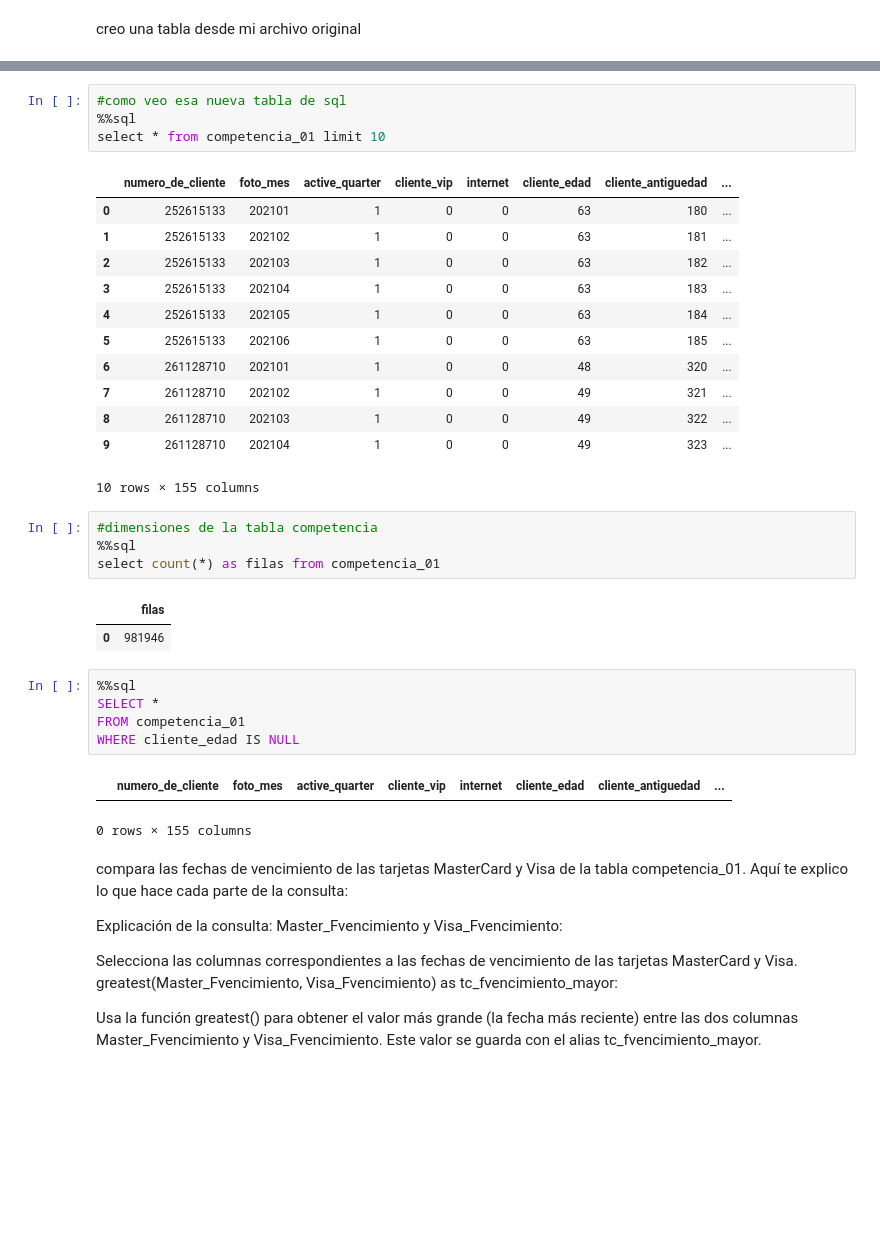
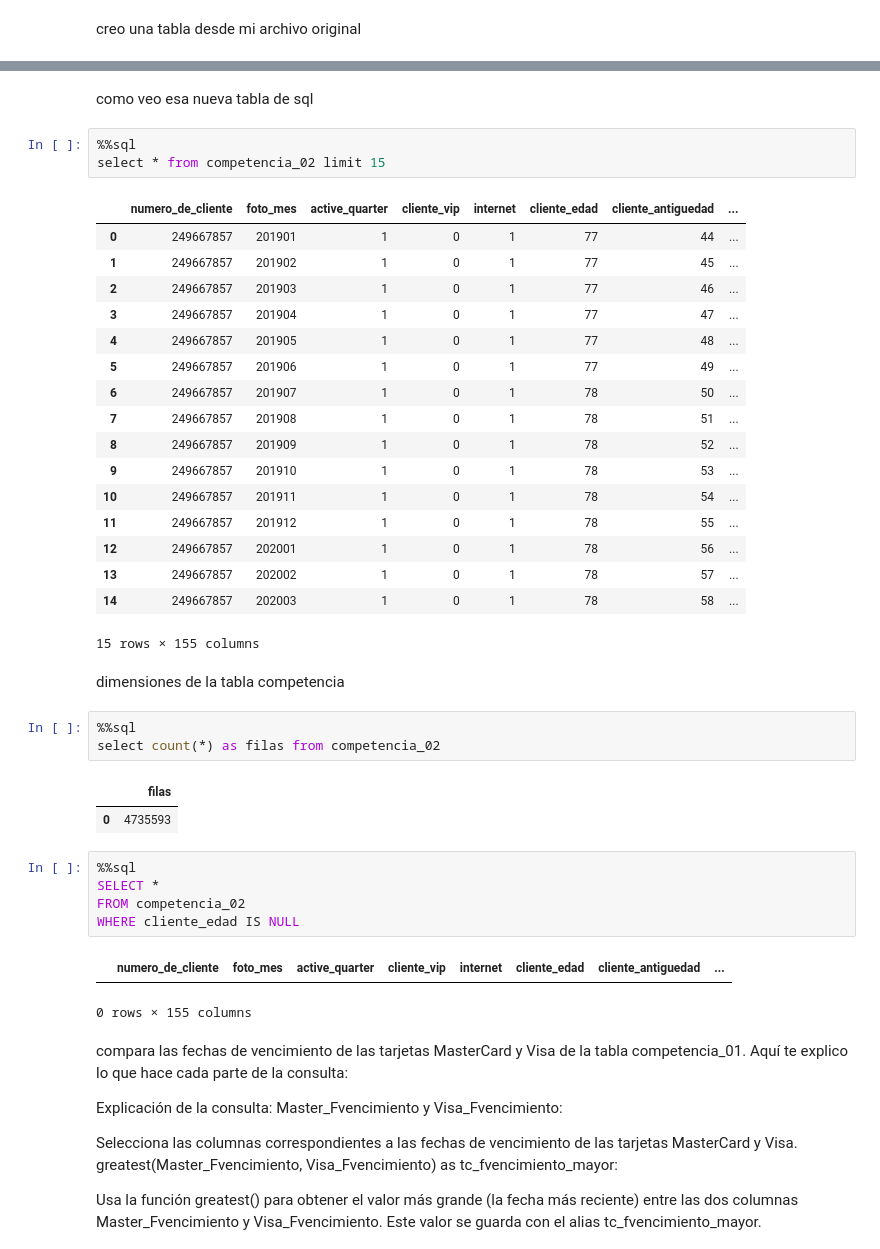
Before and after one commit to ingceciliaconde/dmeyf2024, a Jupyter notebook: Competencia_02/C02_4_Feature_Engineering_en_SQL.ipynb, the cells around one changed output, grey strips where cells are left out. Cells and saved outputs as stored; diff of their text form; blank space fills up the shorter version.

```diff
--- a/Competencia_02/C02_4_Feature_Engineering_en_SQL.ipynb
+++ b/Competencia_02/C02_4_Feature_Engineering_en_SQL.ipynb
@@ -56,34 +80,41 @@ select
 from read_csv_auto("{{dataset_path + dataset_file}}")
 # %% [output]
 |  | Success |
+# %% [markdown]
+como veo esa nueva tabla de sql
 # %%
-#como veo esa nueva tabla de sql
 %%sql
-select * from competencia_01 limit 10
+select * from competencia_02 limit 15
 # %% [output]
 |  | numero_de_cliente | foto_mes | active_quarter | cliente_vip | internet | cliente_edad | cliente_antiguedad | ... |
-| 0 | 252615133 | 202101 | 1 | 0 | 0 | 63 | 180 | ... |
-| 1 | 252615133 | 202102 | 1 | 0 | 0 | 63 | 181 | ... |
-| 2 | 252615133 | 202103 | 1 | 0 | 0 | 63 | 182 | ... |
-| 3 | 252615133 | 202104 | 1 | 0 | 0 | 63 | 183 | ... |
-| 4 | 252615133 | 202105 | 1 | 0 | 0 | 63 | 184 | ... |
-| 5 | 252615133 | 202106 | 1 | 0 | 0 | 63 | 185 | ... |
-| 6 | 261128710 | 202101 | 1 | 0 | 0 | 48 | 320 | ... |
-| 7 | 261128710 | 202102 | 1 | 0 | 0 | 49 | 321 | ... |
-| 8 | 261128710 | 202103 | 1 | 0 | 0 | 49 | 322 | ... |
-| 9 | 261128710 | 202104 | 1 | 0 | 0 | 49 | 323 | ... |
+| 0 | 249667857 | 201901 | 1 | 0 | 1 | 77 | 44 | ... |
+| 1 | 249667857 | 201902 | 1 | 0 | 1 | 77 | 45 | ... |
+| 2 | 249667857 | 201903 | 1 | 0 | 1 | 77 | 46 | ... |
+| 3 | 249667857 | 201904 | 1 | 0 | 1 | 77 | 47 | ... |
+| 4 | 249667857 | 201905 | 1 | 0 | 1 | 77 | 48 | ... |
+| 5 | 249667857 | 201906 | 1 | 0 | 1 | 77 | 49 | ... |
+| 6 | 249667857 | 201907 | 1 | 0 | 1 | 78 | 50 | ... |
+| 7 | 249667857 | 201908 | 1 | 0 | 1 | 78 | 51 | ... |
+| 8 | 249667857 | 201909 | 1 | 0 | 1 | 78 | 52 | ... |
+| 9 | 249667857 | 201910 | 1 | 0 | 1 | 78 | 53 | ... |
+| 10 | 249667857 | 201911 | 1 | 0 | 1 | 78 | 54 | ... |
+| 11 | 249667857 | 201912 | 1 | 0 | 1 | 78 | 55 | ... |
+| 12 | 249667857 | 202001 | 1 | 0 | 1 | 78 | 56 | ... |
+| 13 | 249667857 | 202002 | 1 | 0 | 1 | 78 | 57 | ... |
+| 14 | 249667857 | 202003 | 1 | 0 | 1 | 78 | 58 | ... |
-10 rows × 155 columns
+15 rows × 155 columns
+# %% [markdown]
+dimensiones de la tabla competencia
 # %%
-#dimensiones de la tabla competencia
 %%sql
-select count(*) as filas from competencia_01
+select count(*) as filas from competencia_02
 # %% [output]
 |  | filas |
-| 0 | 981946 |
+| 0 | 4735593 |
 # %%
 %%sql
 SELECT *
-FROM competencia_01
+FROM competencia_02
 WHERE cliente_edad IS NULL
 # %% [output]
 |  | numero_de_cliente | foto_mes | active_quarter | cliente_vip | internet | cliente_edad | cliente_antiguedad | ... |
```
Also changed, not shown: parts of 58 cells of this notebook, 3 other files.
